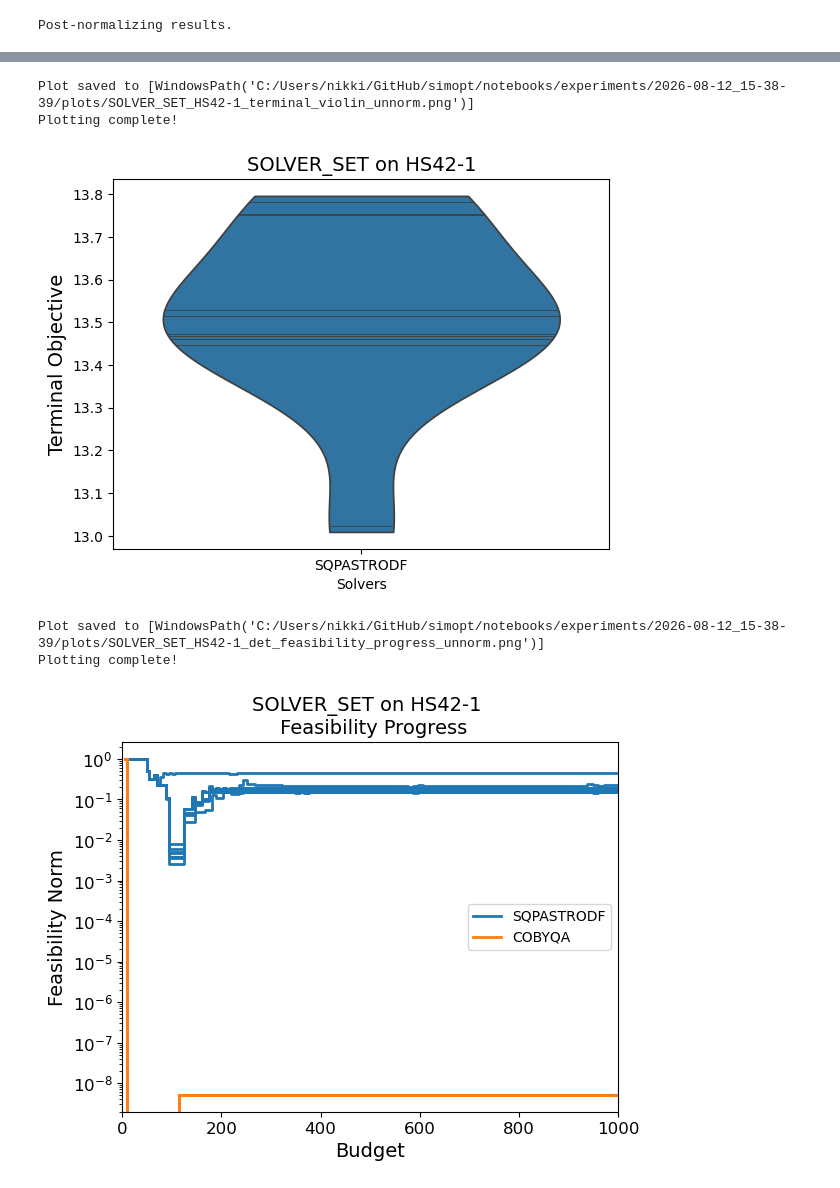
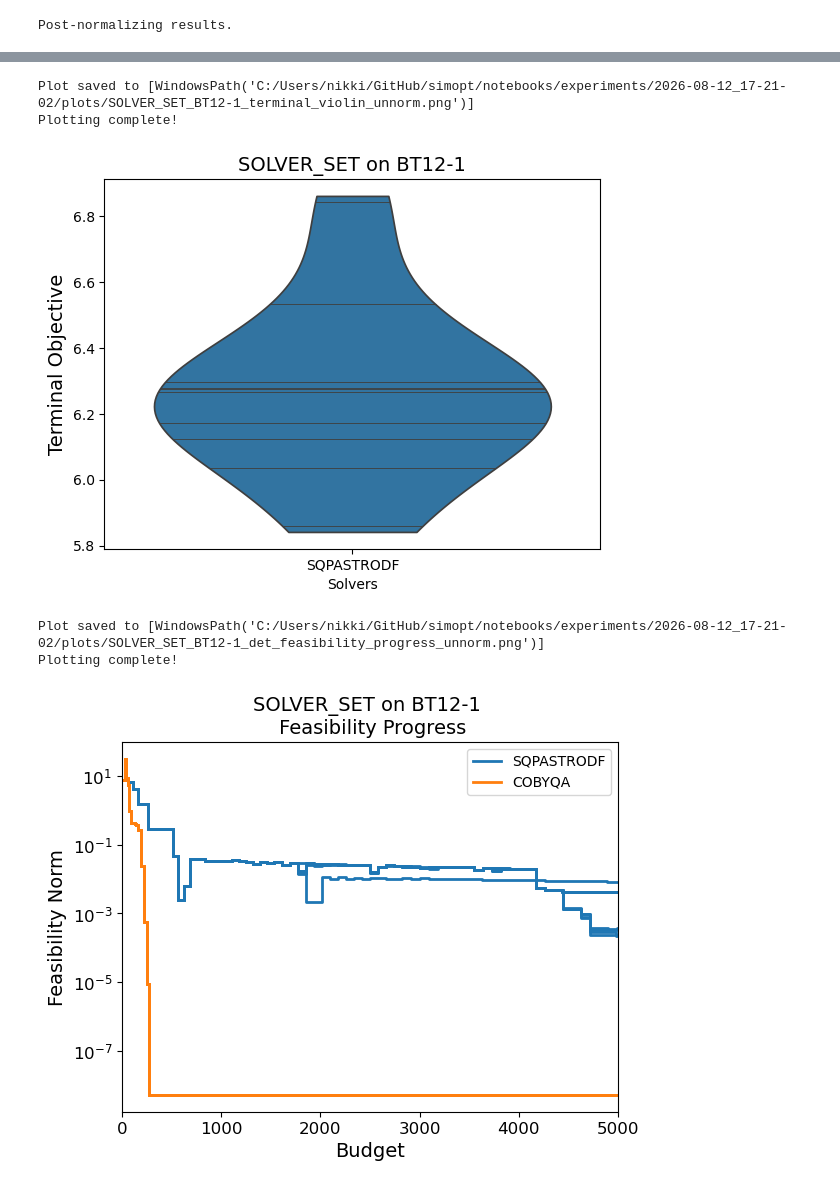
Before and after one commit to simopt-admin/simopt, a Jupyter notebook: notebooks/astro_testing.ipynb, the cells around one changed output, grey strips where cells are left out. Saved outputs shown, nothing was run; the diff lists cells and outputs as text; code cells hidden in the pictures.

Commit message:
bt12 problem added

```diff
--- a/notebooks/astro_testing.ipynb
+++ b/notebooks/astro_testing.ipynb
@@ -25,22 +25,22 @@ To query model/problem/solver names, run `python scripts/list_directories.py`
 #solver_abbr_names = [ "SQPASTRODF"]
 #COBYQA testing
 solver_abbr_names = ["SQPASTRODF", "COBYQA"]
-problem_abbr_names = ["HS42-1"]
-solver_factors = [{"feas_tol": 1e-8,
+problem_abbr_names = ["BT12-1"]
+solver_factors = [{"feas_tol": 1e-6,
                    "easy_solve": False,
                    "use_gradients":False,
                    "sampling_method": "adaptive",
                    "mu": .1,
-                   "a_normal": .5,
-                   "a_tangent": .5,
-                   "reuse_interpolation_set": True,
+                   "a_normal": .9,
+                   "a_tangent": .1,
+                   "reuse_interpolation_set": False,
                    "recenter_mode": "shift",
                    #"gamma_2": 0.85,
                    "theta_decrease": .9999,
                    "lagrange_poisedness_threshold": 10,
                   },
                   {"sample_size": 5,
-                   "feas_tol": 1e-8}]
+                   "feas_tol": 1e-6}]
 
 # # General IBO testing
 # solver_abbr_names = ["SQPASTRODF", "SQPASTRODF"]
@@ -118,7 +118,7 @@ solver_factors = [{"feas_tol": 1e-8,
 # SAN factors
 #problem_factors = [{"budget":30000, "total_cost": 5}]
 # Quad factors
-problem_factors = [{"budget":1000}]
+problem_factors = [{"budget":5000}]
 # small SAN problem factors
 # arcs = [
 #     (1, 2),
@@ -219,25 +219,25 @@ _print_path(
 
 print("Plotting complete!")
 # %% [output]
-Plot saved to [WindowsPath('C:/Users/nikki/GitHub/simopt/notebooks/experiments/2026-08-12_15-38-39/plots/SOLVER_SET_HS42-1_terminal_violin_unnorm.png')]
+Plot saved to [WindowsPath('C:/Users/nikki/GitHub/simopt/notebooks/experiments/2026-08-12_17-21-02/plots/SOLVER_SET_BT12-1_terminal_violin_unnorm.png')]
 Plotting complete!
-[figure, old version]
+[figure, new version]
 # %%
 def _print_path(plot_path: list[Path]) -> None:
     print(f"Plot saved to {plot_path!s}")
 
 
 _print_path(
     plot_det_feasibility(
-        experiments=mymetaexperiment.experiments,  sym_log = False, score_type = "norm", feas_tol = 1e-2, save_as_pickle=True, log_scale=True,
+        experiments=mymetaexperiment.experiments,  sym_log = False, score_type = "norm", feas_tol = 1e-8, save_as_pickle=True, log_scale=True,
     )
 )
 
 print("Plotting complete!")
 # %% [output]
-Plot saved to [WindowsPath('C:/Users/nikki/GitHub/simopt/notebooks/experiments/2026-08-12_15-38-39/plots/SOLVER_SET_HS42-1_det_feasibility_progress_unnorm.png')]
+Plot saved to [WindowsPath('C:/Users/nikki/GitHub/simopt/notebooks/experiments/2026-08-12_17-21-02/plots/SOLVER_SET_BT12-1_det_feasibility_progress_unnorm.png')]
 Plotting complete!
-[figure, old version]
+[figure, new version]
 # %%
 def _print_path(plot_path: list[Path]) -> None:
     print(f"Plot saved to {plot_path!s}")
```
Also changed, not shown: parts of 5 cells of this notebook, 3 other files.
